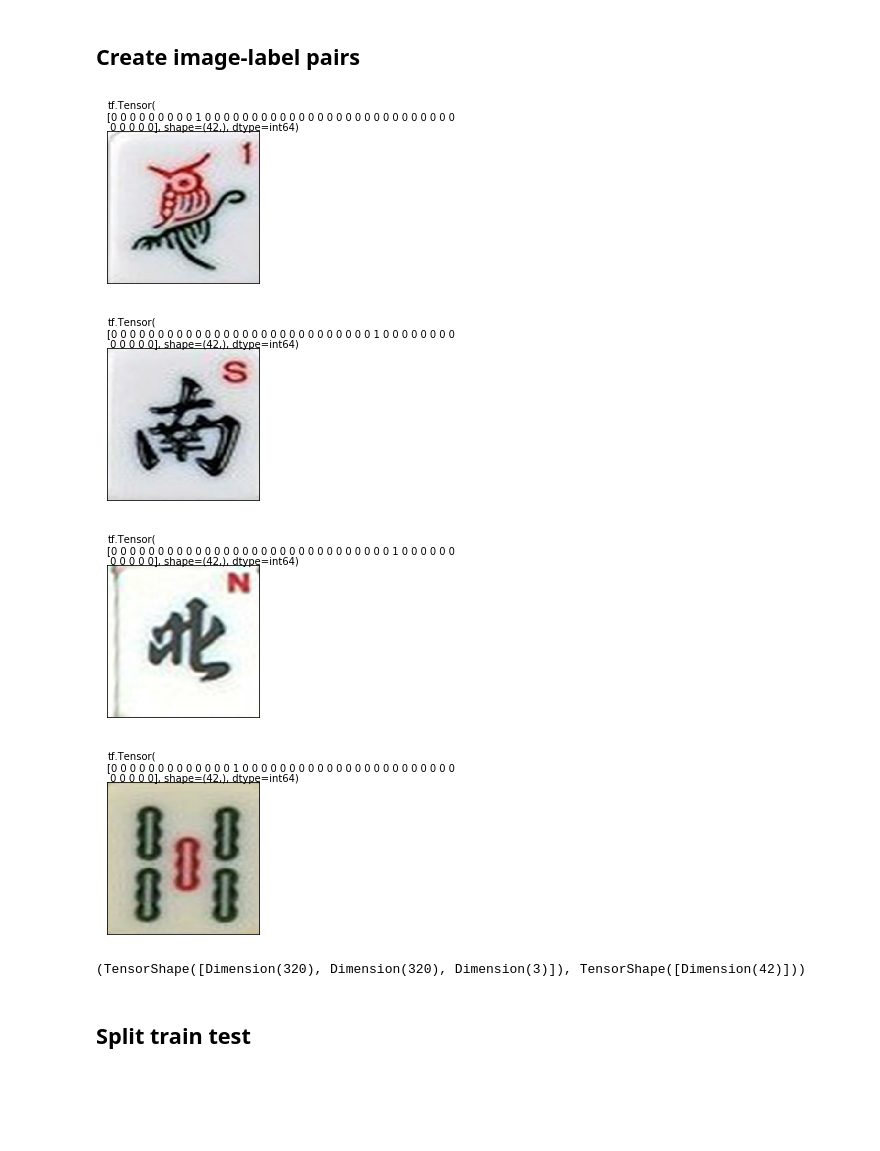
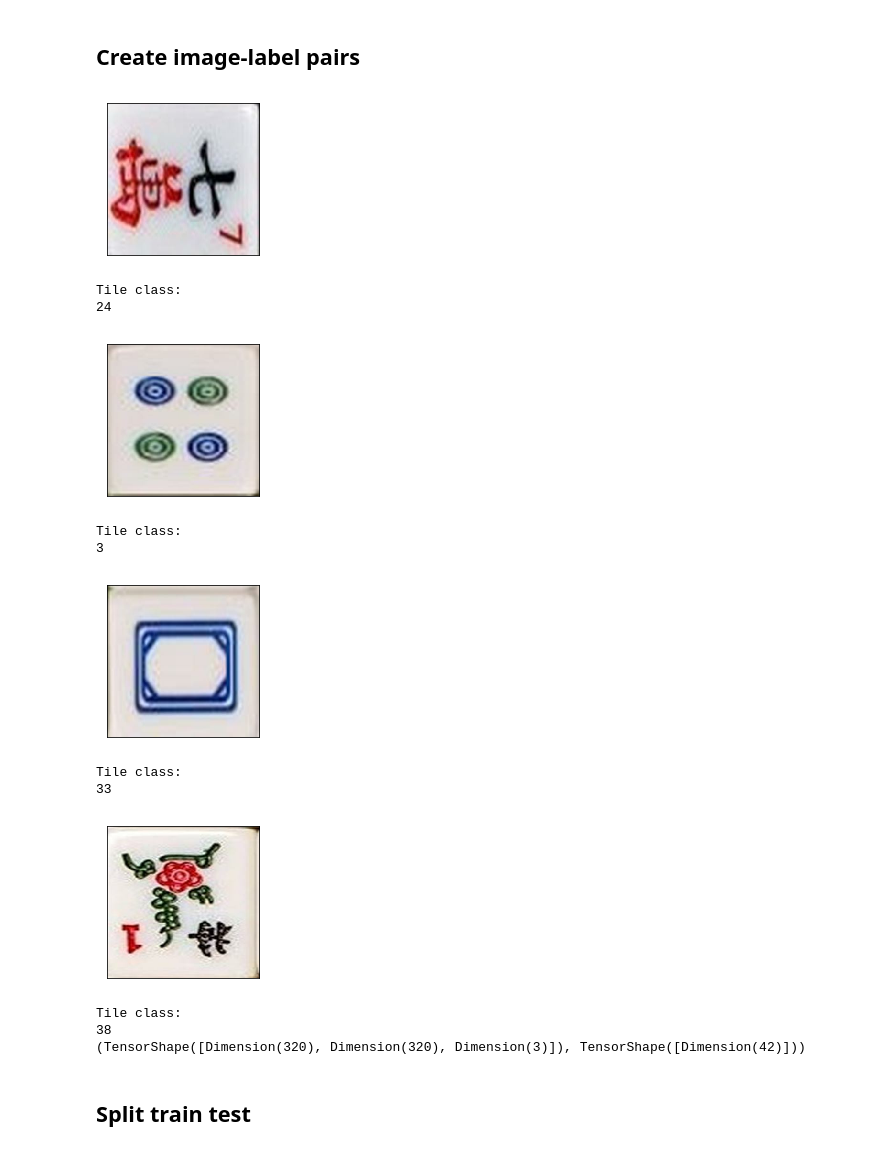
Before and after one commit to elise-ng/COMP4901J_Project, a Jupyter notebook: Classifier.ipynb, the cells around one changed output. Saved outputs shown, nothing was run; the diff lists cells and outputs as text; code cells hidden in the pictures; blank space fills up the shorter version.

```diff
--- a/Classifier.ipynb
+++ b/Classifier.ipynb
@@ -98,32 +98,39 @@ Colocations handled automatically by placer.
 # %%
 label_offset = tf.math.subtract(dataset_index['label'], 1) # Offset index by 1
 label_one_shot = tf.one_hot(label_offset, num_classes)
 image_label_ds = tf.data.Dataset.from_tensor_slices(tf.cast(label_one_shot, tf.int64))
 
 all_image_ds = image_ds.concatenate(image_ds_90).concatenate(image_ds_180).concatenate(image_ds_270)
 all_image_label_ds = image_label_ds.concatenate(image_label_ds).concatenate(image_label_ds).concatenate(image_label_ds)
 
 all_ds = tf.data.Dataset.zip((all_image_ds, all_image_label_ds))
+all_ds = all_ds.shuffle(dataset_size)
 
 for n, (image, label) in enumerate(all_ds.take(4)):
     plt.subplot(1,2,1)
     plt.imshow(image)
     plt.grid(False)
     plt.xticks([])
     plt.yticks([])
-    plt.text(1, 0, label)
-    plt.grid(False)
-    plt.xticks([])
-    plt.yticks([])
     plt.show()
+    print("Tile class:")
+    print(np.argmax(label))
 
 print(all_ds.output_shapes)
 # %% [output]
-[figure, old version]
+[figure, new version]
+Tile class:
+24
-[figure, old version]
+[figure, new version]
+Tile class:
+3
-[figure, old version]
+[figure, new version]
+Tile class:
+33
-[figure, old version]
+[figure, new version]
-(TensorShape([Dimension(320), Dimension(320), Dimension(3)]), TensorShape([Dimension(42)]))
+Tile class:
+38
+(TensorShape([Dimension(320), Dimension(320), Dimension(3)]), TensorShape([Dimension(42)]))
 # %% [markdown]
 ## Split train test
 # %%
```
Also changed, not shown: parts of 10 cells of this notebook, 7 other files.
